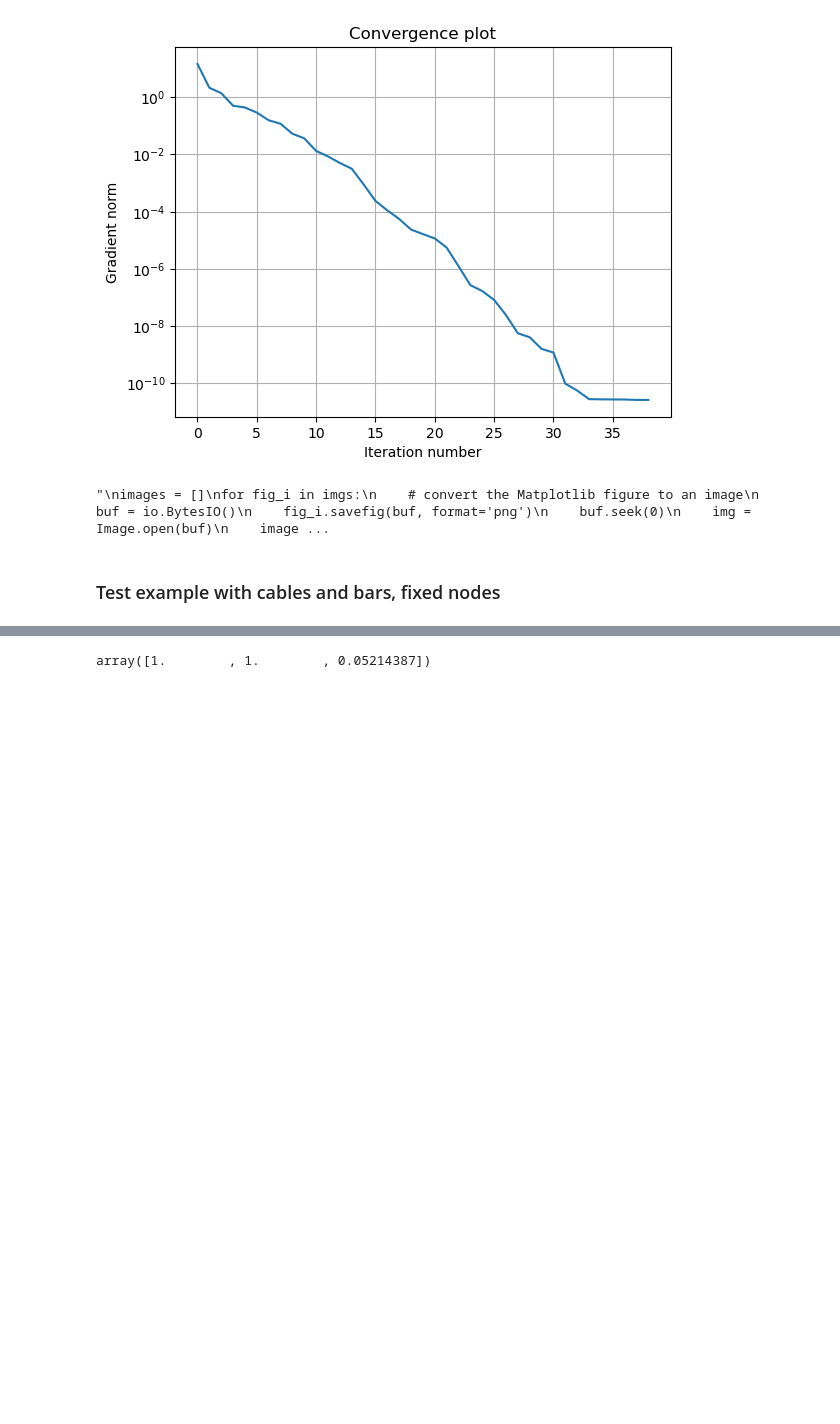
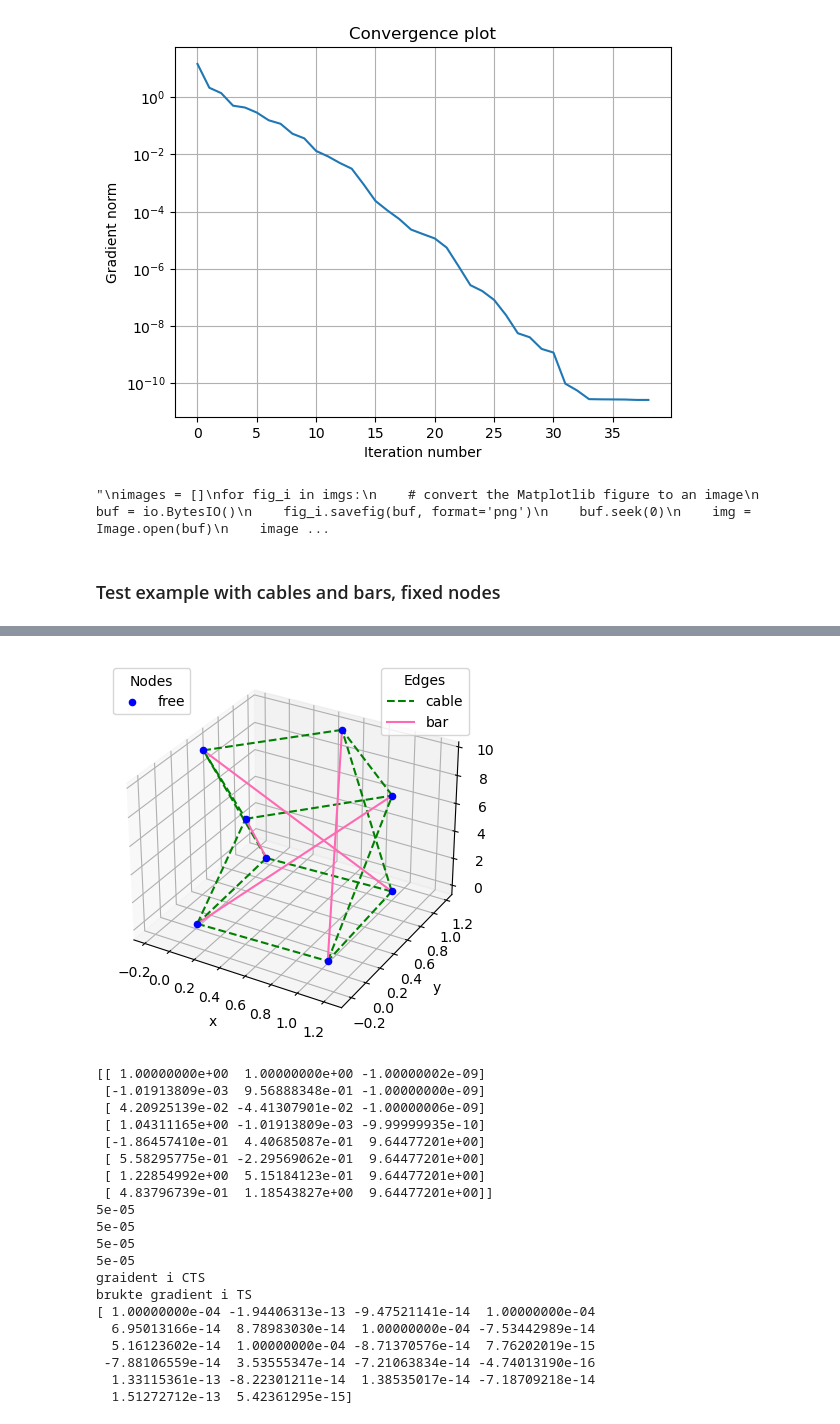
Before and after one commit to hgrenersen/Project---Optimization, a Jupyter notebook: optimering.ipynb, the cells around one changed output, grey strips where cells are left out. Cells and saved outputs as stored; diff of their text form; code cells hidden in the pictures; blank space fills up the shorter version.

```diff
--- a/optimering.ipynb
+++ b/optimering.ipynb
@@ -342,4 +382,29 @@ plt.show()
-# %%
-new_struct2.nodes[0,:]
-# %% [output]
-array([1.        , 1.        , 0.05214387])
+# %%
+plotting.plot_structure(new_struct2)
+plt.show()
+
+print(new_struct2.nodes)
+new_struct2.penalty=0
+print(new_struct2.gradient())
+# %% [output]
+[figure, added]
+[[ 1.00000000e+00  1.00000000e+00 -1.00000002e-09]
+ [-1.01913809e-03  9.56888348e-01 -1.00000000e-09]
+ [ 4.20925139e-02 -4.41307901e-02 -1.00000006e-09]
+ [ 1.04311165e+00 -1.01913809e-03 -9.99999935e-10]
+ [-1.86457410e-01  4.40685087e-01  9.64477201e+00]
+ [ 5.58295775e-01 -2.29569062e-01  9.64477201e+00]
+ [ 1.22854992e+00  5.15184123e-01  9.64477201e+00]
+ [ 4.83796739e-01  1.18543827e+00  9.64477201e+00]]
+5e-05
+5e-05
+5e-05
+5e-05
+graident i CTS
+brukte gradient i TS
+[ 1.00000000e-04 -1.94406313e-13 -9.47521141e-14  1.00000000e-04
+  6.95013166e-14  8.78983030e-14  1.00000000e-04 -7.53442989e-14
+  5.16123602e-14  1.00000000e-04 -8.71370576e-14  7.76202019e-15
+ -7.88106559e-14  3.53555347e-14 -7.21063834e-14 -4.74013190e-16
+  1.33115361e-13 -8.22301211e-14  1.38535017e-14 -7.18709218e-14
+  1.51272712e-13  5.42361295e-15]
```
Also changed, not shown: parts of 7 cells of this notebook.
